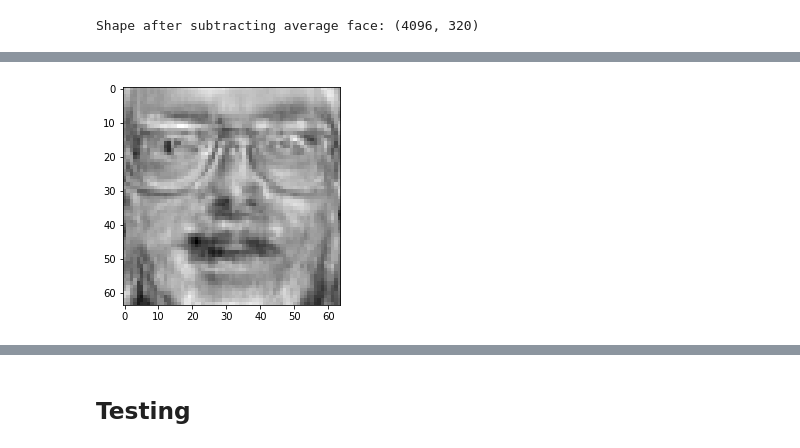
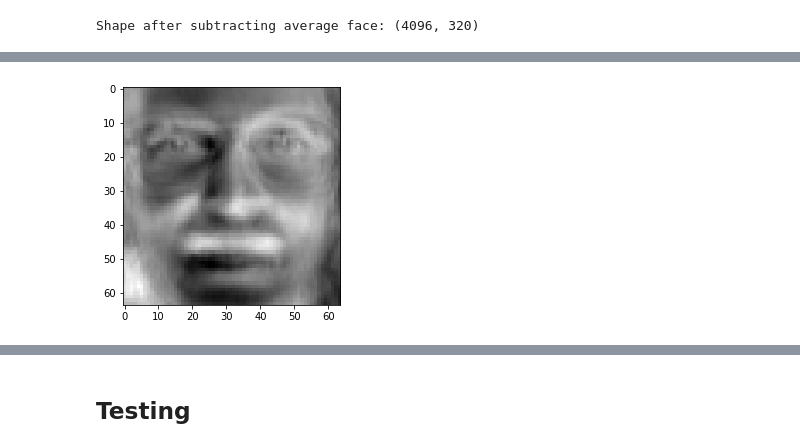
Before and after one commit to ahmedmoh1234/FaceDetection-Recognition, a Jupyter notebook: Recognizer/Eigenfaces/recognizer.ipynb, the cells around one changed output, grey strips where cells are left out. Saved outputs shown, nothing was run; the diff lists cells and outputs as text; code cells hidden in the pictures.

Commit message:
Eigenfaces algorithm: 89%

```diff
--- a/Recognizer/Eigenfaces/recognizer.ipynb
+++ b/Recognizer/Eigenfaces/recognizer.ipynb
@@ -235,0 +252,6 @@ Top eigenfaces shape: (4096, 100)
+# %%
+# --------------------------------- NORMALIZE EIGENVECTORS --------------------------------- #
+
+eigenvectors = eigenvectors / np.linalg.norm(eigenvectors, axis=0)
+
+print('Shape of eigenvectors after normalization:', eigenvectors.shape)
@@ -235,0 +260,21 @@ Top eigenfaces shape: (4096, 100)
+# %%
+# ------------------------ SORT EIGENVECTORS ------------------------ #
+
+# Get top K eigenvectors
+indices_of_top_eigenvalues = np.argsort(-eigenvalues)
+eigenvalues = eigenvalues[indices_of_top_eigenvalues]
+eigenvectors = eigenvectors[:, indices_of_top_eigenvalues]
+# %%
+# --------------------------------- CALCULATE K --------------------------------- #
+
+#Try to understand
+
+#Calculate the number of components to preserve 95% of the variance
+variance = 0.95
+K = m
+for ii, eigen_value_cumsum in enumerate(np.cumsum(eigenvalues) / np.sum(eigenvalues)):
+    if eigen_value_cumsum > variance:
+        K = ii
+        break
+
+print(f'Number of components to preserve {variance*100}% of the variance = {K}')
@@ -235,0 +283,10 @@ Top eigenfaces shape: (4096, 100)
+# %%
+# --------------------------------- SELECT K TOP EIGENVECTORS --------------------------------- #
+
+# Select only K Eigenvectors
+eigenvalues = eigenvalues[:K].copy()
+eigenvectors = eigenvectors[:, :K].copy()
+
+print('Shape of eigenvalues after selecting top K:', eigenvalues.shape)
+# N^2 * K
+print('Shape of eigenvectors after selecting top K:', eigenvectors.shape)
@@ -236,11 +304,9 @@ Top eigenfaces shape: (4096, 100)
 # %%
 # ------------------------ SHOW A RANDOM EIGENFACE ------------------------ #
 
-index = int(random.random() * m)
-# name = target_names[y_train[index]]
-
-# print(name)
-plt.imshow(eigenfaces[:,index].reshape(height, width), cmap='gray')
+# index = int(random.random() * m)
+index = 10
+plt.imshow(eigenvectors[:,index].reshape(height, width), cmap='gray')
 plt.show()
 # %% [output]
-[figure, old version]
+[figure, new version]
```
Also changed, not shown: parts of 21 cells of this notebook, 1 other file.
